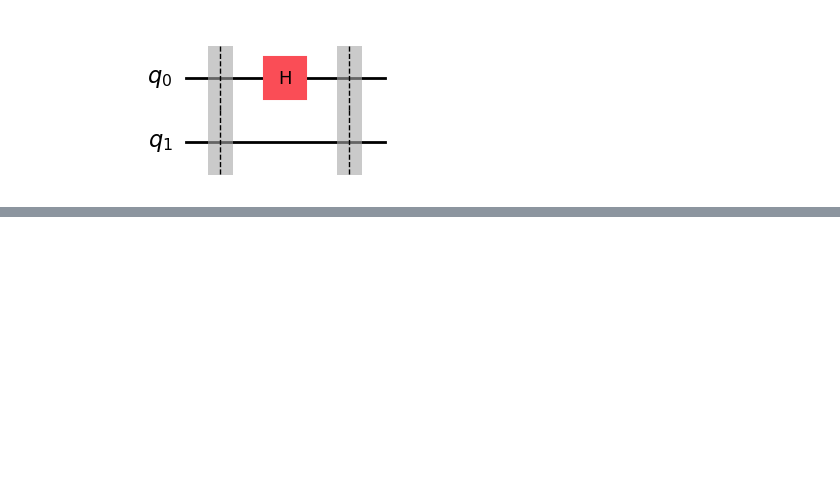
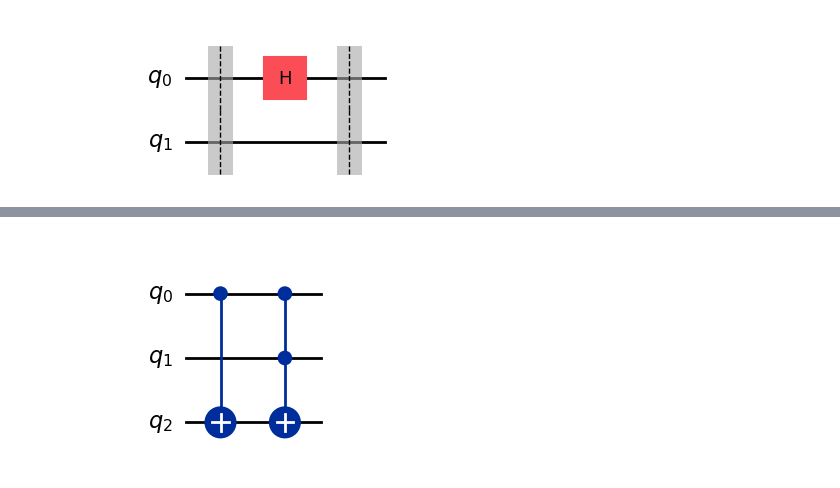
Before and after one commit to W-Bernau/QiskitAlgorithms, a Jupyter notebook: Qiskit_Basics.ipynb, the cells around one changed output, grey strips where cells are left out. Drawn from its saved outputs; the diff is of its cells as text; code cells hidden in the pictures; blank space fills up the shorter version.

```diff
--- a/Qiskit_Basics.ipynb
+++ b/Qiskit_Basics.ipynb
@@ -45,0 +59,9 @@ Successfully installed qutip-5.0.2
+# %%
+#Showing an elementary three qubit gates
+q = QuantumRegister(3)
+qc = QuantumCircuit(3)
+qc.cx(0,2)
+qc.ccx(0,1,2)
+qc.draw(output='mpl')
+# %% [output]
+[figure, added]
```
Also changed, not shown: parts of 8 cells of this notebook.
